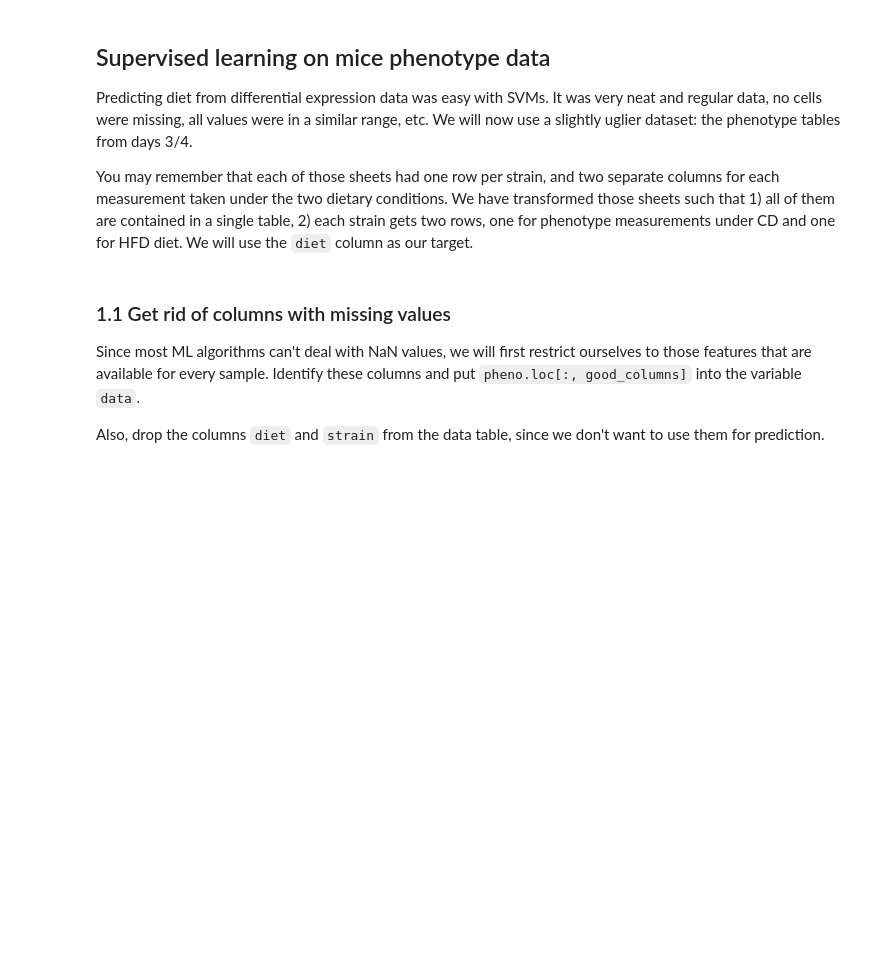
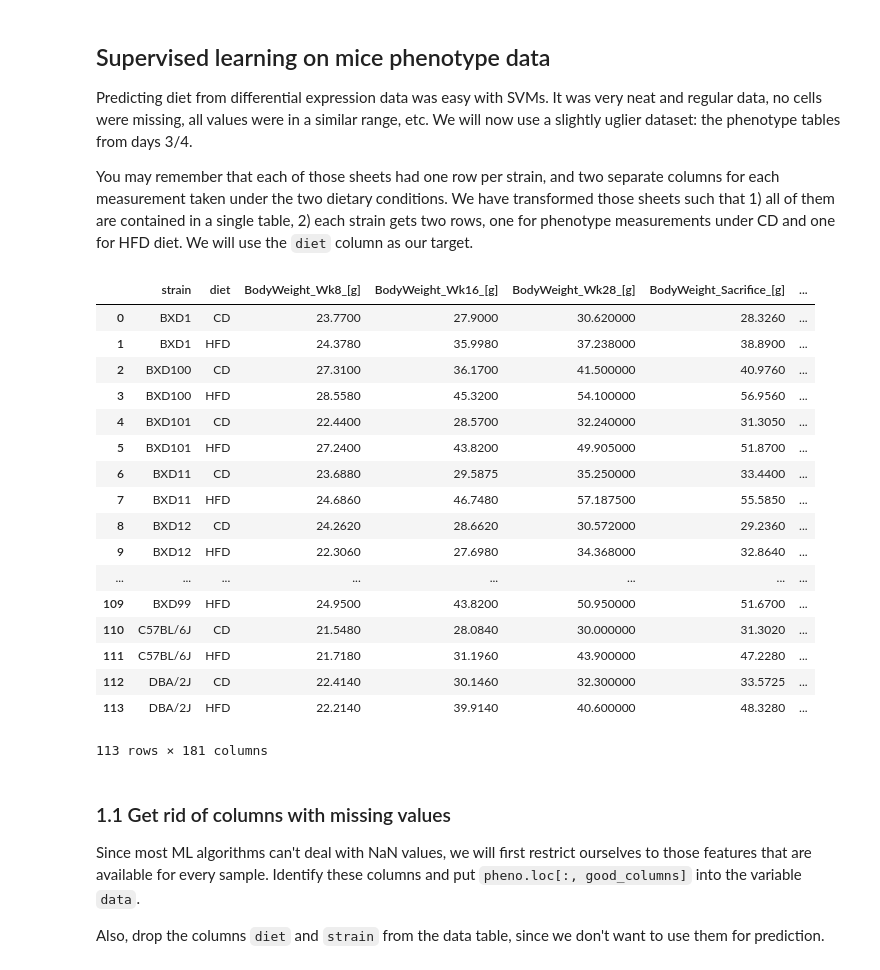
Before and after one commit to JoKuebler/Bioinformatics_ML, a Jupyter notebook: notebooks/Day89_Supervised_ML2.ipynb, the cells around one changed output. Drawn from its saved outputs; the diff is of its cells as text; code cells hidden in the pictures; blank space fills up the shorter version.

```diff
--- a/notebooks/Day89_Supervised_ML2.ipynb
+++ b/notebooks/Day89_Supervised_ML2.ipynb
@@ -17,7 +23,28 @@ from sklearn.model_selection import StratifiedKFold
 # %%
-pheno = pd.read_csv('phenotype_cd_hfd.csv', index_col=0)
+pheno = pd.read_csv('../example_data/phenotype_cd_hfd.csv', index_col=0)
 
 target = pheno['diet'].replace('CD', 0).replace('HFD', 1)
+
+pheno
+# %% [output]
+|  | strain | diet | BodyWeight_Wk8_[g] | BodyWeight_Wk16_[g] | BodyWeight_Wk28_[g] | BodyWeight_Sacrifice_[g] | ... |
+| 0 | BXD1 | CD | 23.7700 | 27.9000 | 30.620000 | 28.3260 | ... |
+| 1 | BXD1 | HFD | 24.3780 | 35.9980 | 37.238000 | 38.8900 | ... |
+| 2 | BXD100 | CD | 27.3100 | 36.1700 | 41.500000 | 40.9760 | ... |
+| 3 | BXD100 | HFD | 28.5580 | 45.3200 | 54.100000 | 56.9560 | ... |
+| 4 | BXD101 | CD | 22.4400 | 28.5700 | 32.240000 | 31.3050 | ... |
+| 5 | BXD101 | HFD | 27.2400 | 43.8200 | 49.905000 | 51.8700 | ... |
+| 6 | BXD11 | CD | 23.6880 | 29.5875 | 35.250000 | 33.4400 | ... |
+| 7 | BXD11 | HFD | 24.6860 | 46.7480 | 57.187500 | 55.5850 | ... |
+| 8 | BXD12 | CD | 24.2620 | 28.6620 | 30.572000 | 29.2360 | ... |
+| 9 | BXD12 | HFD | 22.3060 | 27.6980 | 34.368000 | 32.8640 | ... |
+| ... | ... | ... | ... | ... | ... | ... | ... |
+| 109 | BXD99 | HFD | 24.9500 | 43.8200 | 50.950000 | 51.6700 | ... |
+| 110 | C57BL/6J | CD | 21.5480 | 28.0840 | 30.000000 | 31.3020 | ... |
+| 111 | C57BL/6J | HFD | 21.7180 | 31.1960 | 43.900000 | 47.2280 | ... |
+| 112 | DBA/2J | CD | 22.4140 | 30.1460 | 32.300000 | 33.5725 | ... |
+| 113 | DBA/2J | HFD | 22.2140 | 39.9140 | 40.600000 | 48.3280 | ... |
+113 rows × 181 columns
 # %% [markdown]
 ### 1.1 Get rid of columns with missing values
 
```
Also changed, not shown: parts of 10 cells of this notebook, 1 other file.
